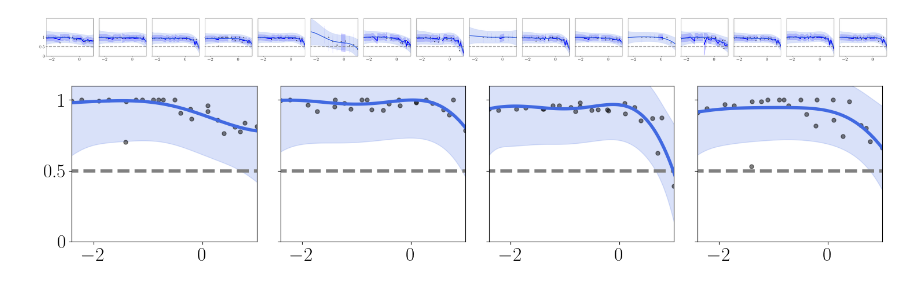
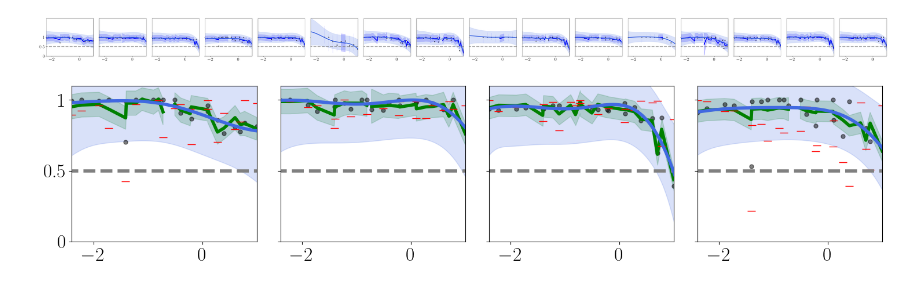
Before and after one commit to joshuarooijakkers/robust_conjugate_MOGP, a Jupyter notebook: experiments/cisplatin/cisplatin_MOGP.ipynb, the cells around one changed output. Saved outputs shown, nothing was run; the diff lists cells and outputs as text; code cells hidden in the pictures.

```diff
--- a/experiments/cisplatin/cisplatin_MOGP.ipynb
+++ b/experiments/cisplatin/cisplatin_MOGP.ipynb
@@ -261,34 +261,34 @@ plt.show()
 # %%
 # Plotting
 fig, axs = plt.subplots(1, 4, figsize=(4 * 4, 4))  # Dynamically adjust figure size
 
 for i in range(4):
     axs[i].plot(x.flatten(), Y[:, i], 'o', color='black', alpha=0.5)
 
-    # axs[i].plot(x.flatten(), predictive_means[:, i], '-', color='green', label=f'Predictive Mean')
-    # axs[i].fill_between(x.flatten(), predictive_means[:, i] - np.sqrt(predictive_variances)[:, i], predictive_means[:, i] + np.sqrt(predictive_variances)[:, i], color='green', alpha=0.2, label=f'±2 Std. Dev.')
+    axs[i].plot(x.flatten(), predictive_means[:, i], '-', color='green', label=f'Predictive Mean')
+    axs[i].fill_between(x.flatten(), predictive_means[:, i] - np.sqrt(predictive_variances)[:, i], predictive_means[:, i] + np.sqrt(predictive_variances)[:, i], color='green', alpha=0.2, label=f'±2 Std. Dev.')
 
-    # axs[i].plot(x.flatten(), ((morcgp.w.reshape(-1,n_outputs)/(morcgp.noise/2)**0.5))[:,i], 'o', color='red', label=f'Predictive Mean')
+    axs[i].plot(x.flatten(), ((morcgp.w.reshape(n_outputs,-1).T/(morcgp.noise/2)**0.5))[:,i], '_', color='red', label=f'Predictive Mean', markersize=10)
 
     axs[i].plot(x_test, prior_mean * np.ones((len(x_test), 1)), '--', color='grey')
     axs[i].plot(x_test.flatten(), mu[:, i], '-', color='royalblue', label='Predicted Mean')
     axs[i].fill_between(x_test.flatten(), mu[:, i] - 2*std[:, i], mu[:, i] + 2*std[:, i],
                         color='royalblue', alpha=0.2, label='±2 Std. Dev.')
 
     axs[i].set_ylim([0.9, 1.1])
     axs[i].set_xlim([x[0], x[-1]])
     axs[i].set_yticks([0, 0.5, 1])
 
     if i == 0:
         axs[i].set_yticklabels(['0', '0.5', '1'])  # Only show labels on the leftmost plot
     else:
         axs[i].set_yticklabels([])  # Hide on all others
 
 # # Common axis labels
 # fig.text(0.5, 0.04, 'log cisplatin dose', ha='center', fontsize=24)
 # fig.text(0.04, 0.5, 'Viability', va='center', rotation='vertical', fontsize=24)
 
 plt.tight_layout(rect=[0.05, 0.05, 1, 1])  # Leave room for the labels
 plt.show()
 # %% [output]
-[figure, old version]
+[figure, new version]
```
